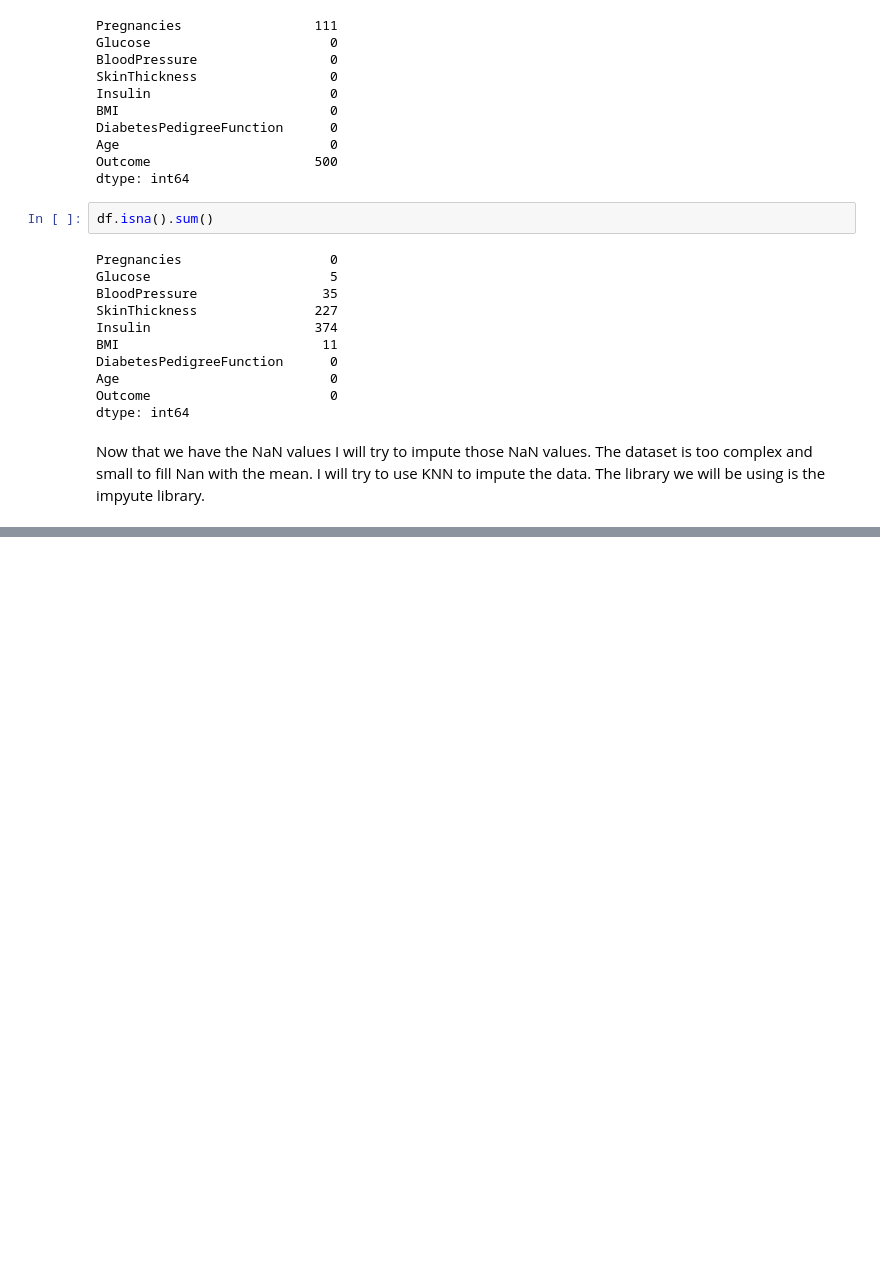
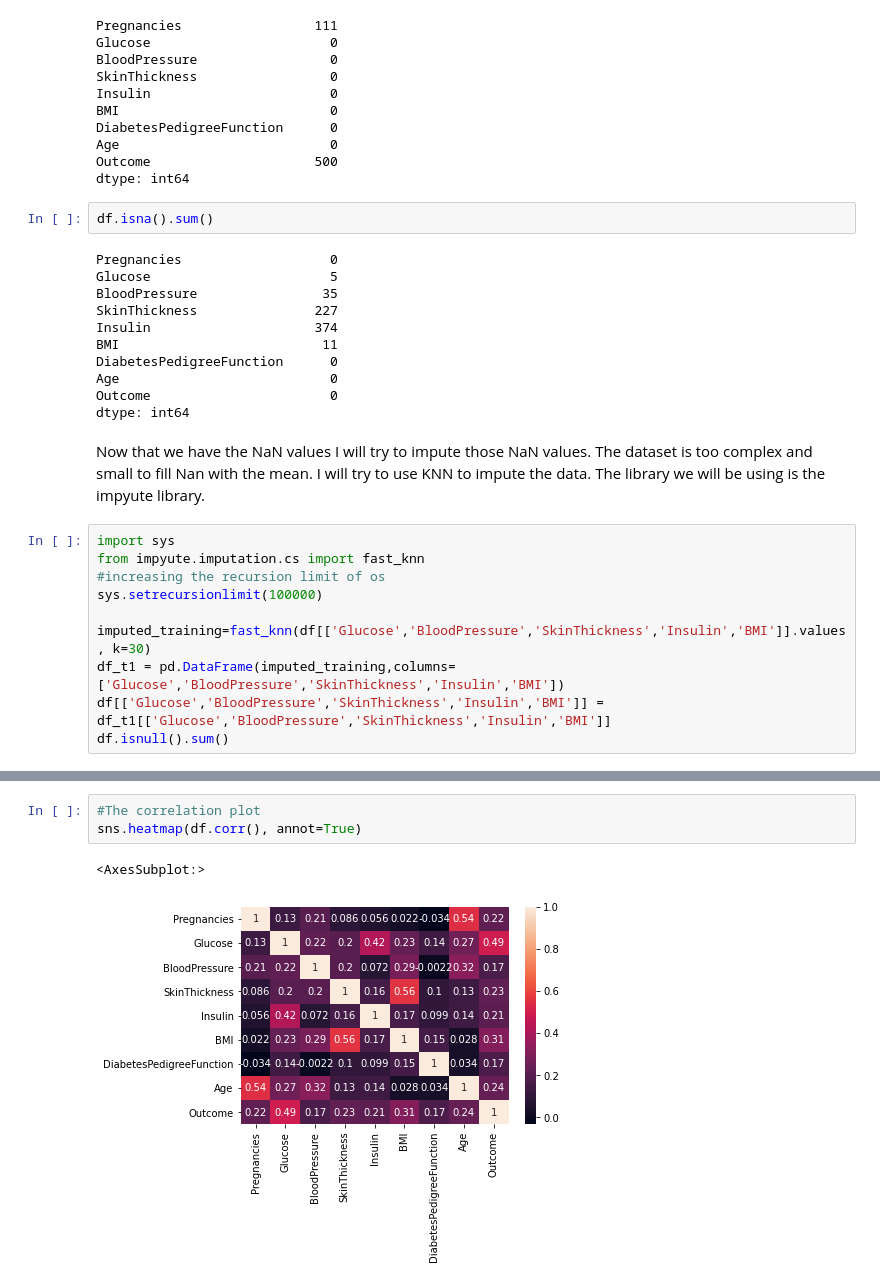
Before and after one commit to Ak-Gautam/diabetese_pred, a Jupyter notebook: pima.ipynb, the cells around one changed output, grey strips where cells are left out. Drawn from its saved outputs; the diff is of its cells as text; blank space fills up the shorter version.

Commit message:
Imputed data and ploting

```diff
--- a/pima.ipynb
+++ b/pima.ipynb
@@ -145,3 +145,13 @@ dtype: int64
 Now that we have the NaN values I will try to impute those NaN values.
 The dataset is too complex and small to fill Nan with the mean. I will try to use KNN to impute the data.
 The library we will be using is the impyute library.
+# %%
+import sys
+from impyute.imputation.cs import fast_knn
+#increasing the recursion limit of os
+sys.setrecursionlimit(100000)
+
+imputed_training=fast_knn(df[['Glucose','BloodPressure','SkinThickness','Insulin','BMI']].values, k=30)
+df_t1 = pd.DataFrame(imputed_training,columns=['Glucose','BloodPressure','SkinThickness','Insulin','BMI'])
+df[['Glucose','BloodPressure','SkinThickness','Insulin','BMI']] = df_t1[['Glucose','BloodPressure','SkinThickness','Insulin','BMI']]
+df.isnull().sum()
@@ -147,0 +169,6 @@ The library we will be using is the impyute library.
+# %%
+#The correlation plot
+sns.heatmap(df.corr(), annot=True)
+# %% [output]
+<AxesSubplot:>
+[figure, added]
```
Also changed, not shown: parts of 1 cell of this notebook.
